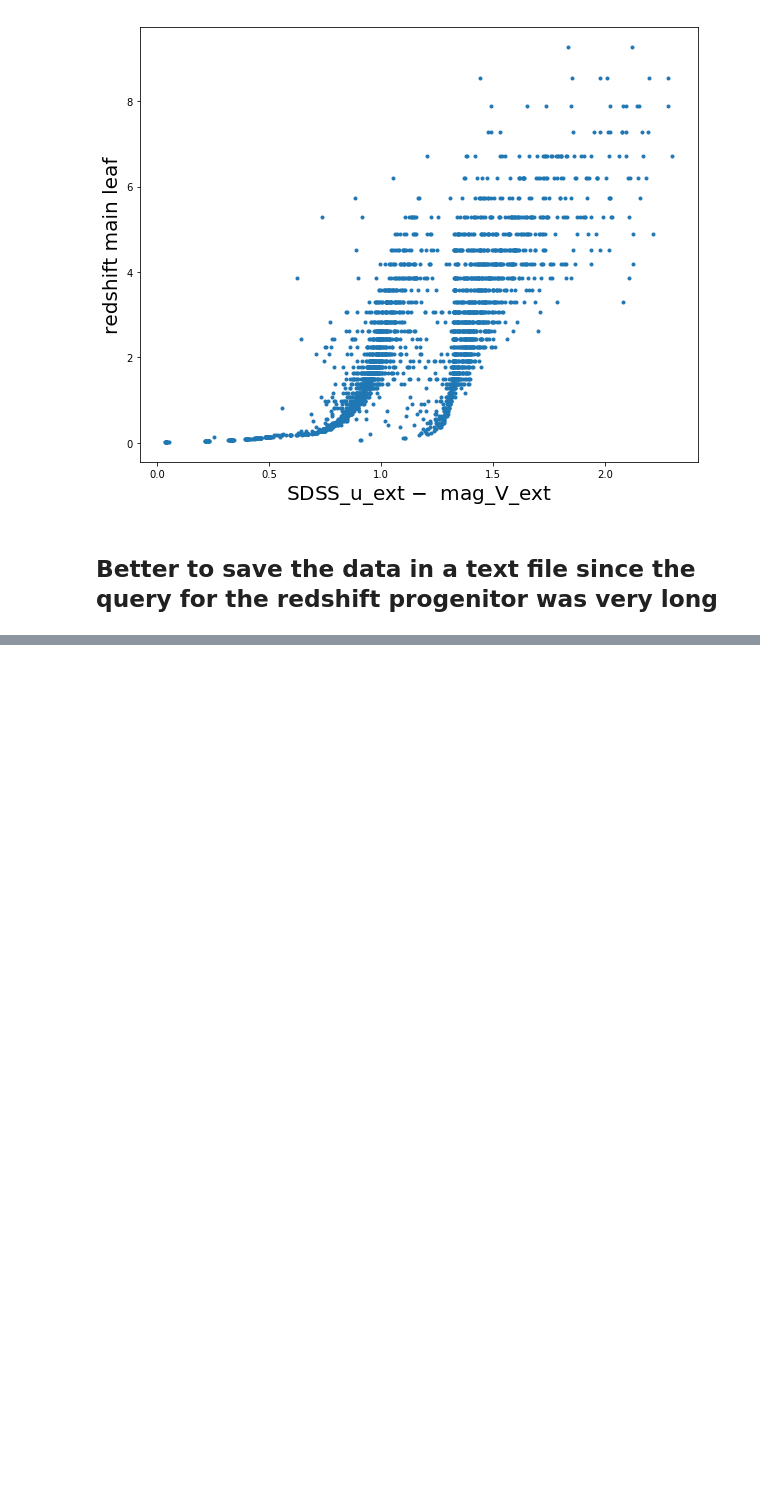
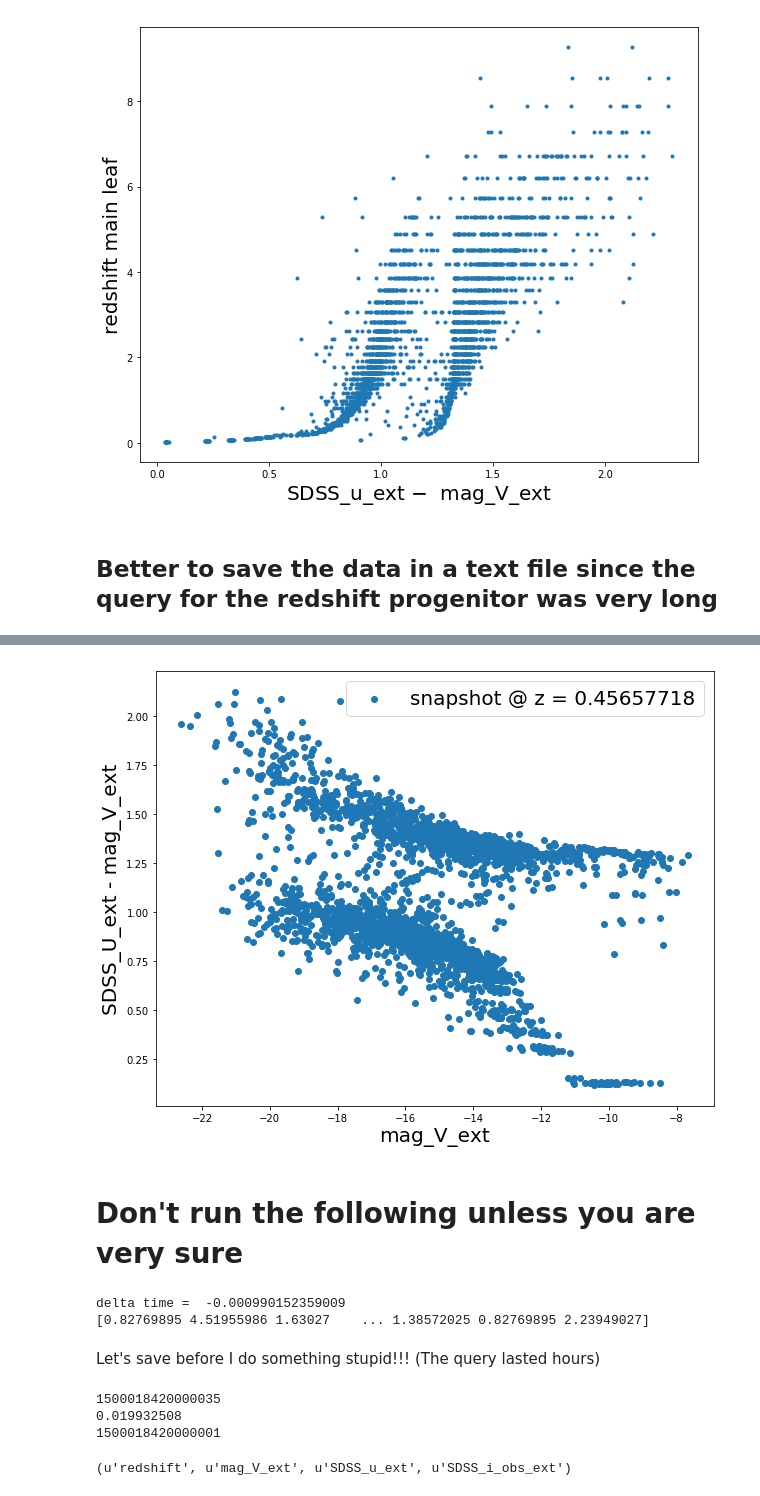
Before and after one commit to GiorgioManzoni/VIPERS_GALFORM, a Jupyter notebook: 005_progenitor.ipynb, the cells around one changed output, grey strips where cells are left out. Cells and saved outputs as stored; diff of their text form; code cells hidden in the pictures; blank space fills up the shorter version.

Commit message:
GALFORM colour-magnitude at redshift 0.46 and colour-magnitude of the main leaves of those galaxies

```diff
--- a/005_progenitor.ipynb
+++ b/005_progenitor.ipynb
@@ -511,0 +487,11 @@ rec.array([(2.8311799,), (6.7115903,)],
+# %%
+############# Galaxies in SnapShot at z=0.456577 (Snapnum=47)
+start = timeit.timeit()
+ss_1 = "select prog.mag_V_ext,prog.SDSS_u_ext,prog.SDSS_i_obs_ext,prog.stellarmass, prog.type,prog.mdhalo,prog.redshift,prog.sfr,prog.sfrbulge,prog.galaxyid ,prog.DHaloID, prog.mainleafid, prog.lastprogenitorid ,prog.random "
+ss_2 = "from Gonzalez2014a..mr7 as prog " #, Gonzalez2014a..mr7 as des "
+ss_3 = "where prog.snapnum=47 and prog.random<0.0001"
+ss= ss_1 + ss_2 + ss_3
+snap_47 = vdb.execute_query(ss)
+end = timeit.timeit()
+print "time of the query = ",start-end," seconds"
+print "number of galaxies = ",len(snap_47)
@@ -511,0 +518,10 @@ rec.array([(2.8311799,), (6.7115903,)],
+# %%
+plt.figure(figsize=(10,8))
+plt.scatter(snap_47['mag_V_ext'],snap_47['SDSS_u_ext']-snap_47['mag_V_ext'],label='snapshot @ z = '+str(snap_47['redshift'][0]))
+plt.xlabel("mag_V_ext")
+plt.ylabel("SDSS_U_ext - mag_V_ext")
+plt.legend()
+#plt.savefig('../plots/005/colmag_progenitor_evolution.png')
+plt.show()
+# %% [output]
+[figure, added]
@@ -511,0 +533,25 @@ rec.array([(2.8311799,), (6.7115903,)],
+# %% [markdown]
+# Don't run the following unless you are very sure
+# %%
+#prog.mag_V_ext,prog.SDSS_u_ext,prog.SDSS_i_obs_ext,prog.stellarmass, prog.type,prog.mdhalo,prog.redshift,prog.sfr,prog.sfrbulge,prog.galaxyid ,prog.DHaloID, prog.mainleafid, prog.lastprogenitorid ,prog.random "
+
+#before running that again, make it more efficient and save the 4 values of the query in one single time
+
+start = timeit.timeit()
+z_prog_47 = np.zeros(len(snap_47))
+v_prog_47 = np.zeros(len(snap_47))
+u_prog_47 = np.zeros(len(snap_47))
+i_prog_47 = np.zeros(len(snap_47))
+for i in range(len(snap_47)):
+    z_prog_47[i] = getProperties_DB1(snap_47['mainleafid'][i])[0] #this make 4 times the same query...
+    v_prog_47[i] = getProperties_DB1(snap_47['mainleafid'][i])[1]
+    u_prog_47[i] = getProperties_DB1(snap_47['mainleafid'][i])[2]
+    i_prog_47[i] = getProperties_DB1(snap_47['mainleafid'][i])[3]
+end = timeit.timeit()
+print "delta time = ",end-start
+print z_prog_47
+# %% [output]
+delta time =  -0.000990152359009
+[0.82769895 4.51955986 1.63027    ... 1.38572025 0.82769895 2.23949027]
+# %% [markdown]
+Let's save before I do something stupid!!! (The query lasted hours)
@@ -511,0 +574,12 @@ rec.array([(2.8311799,), (6.7115903,)],
+# %%
+print today['mainleafid'][0]
+print today['redshift'][0]
+print today['galaxyid'][0]
+# %% [output]
+1500018420000035
+0.019932508
+1500018420000001
+# %%
+getProperties_DB1(today['galaxyid'][0]).dtype.names
+# %% [output]
+(u'redshift', u'mag_V_ext', u'SDSS_u_ext', u'SDSS_i_obs_ext')
```
Also changed, not shown: parts of 15 cells of this notebook.
